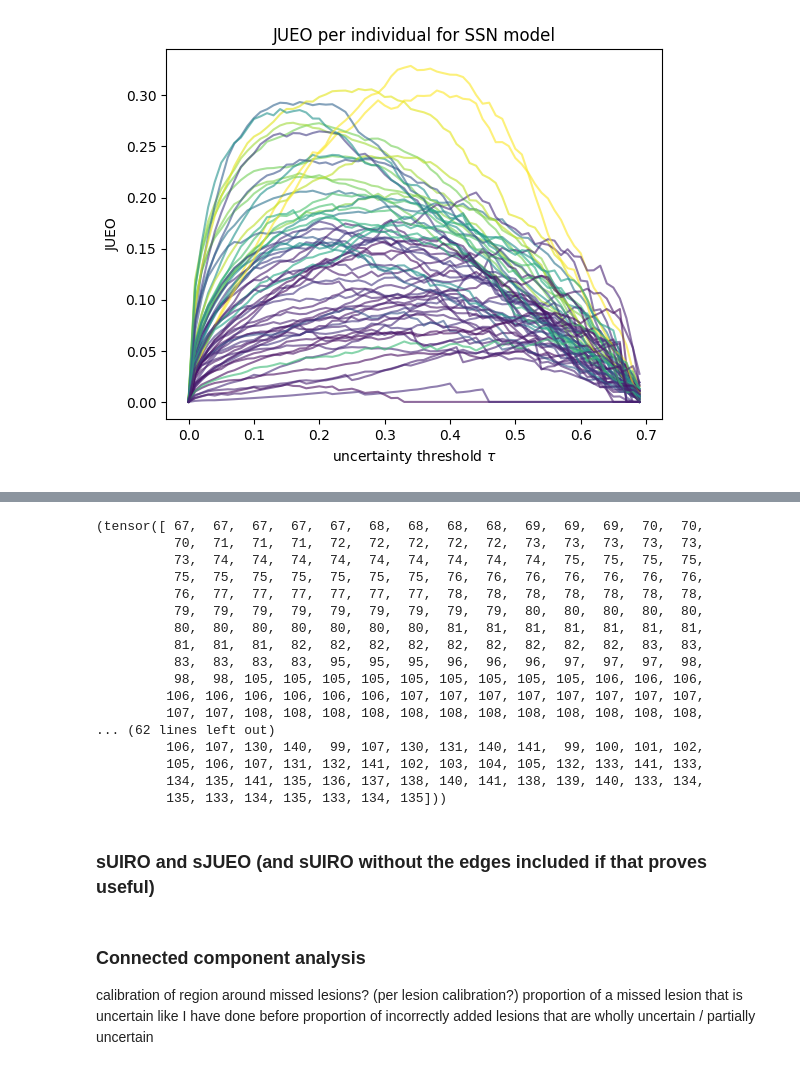
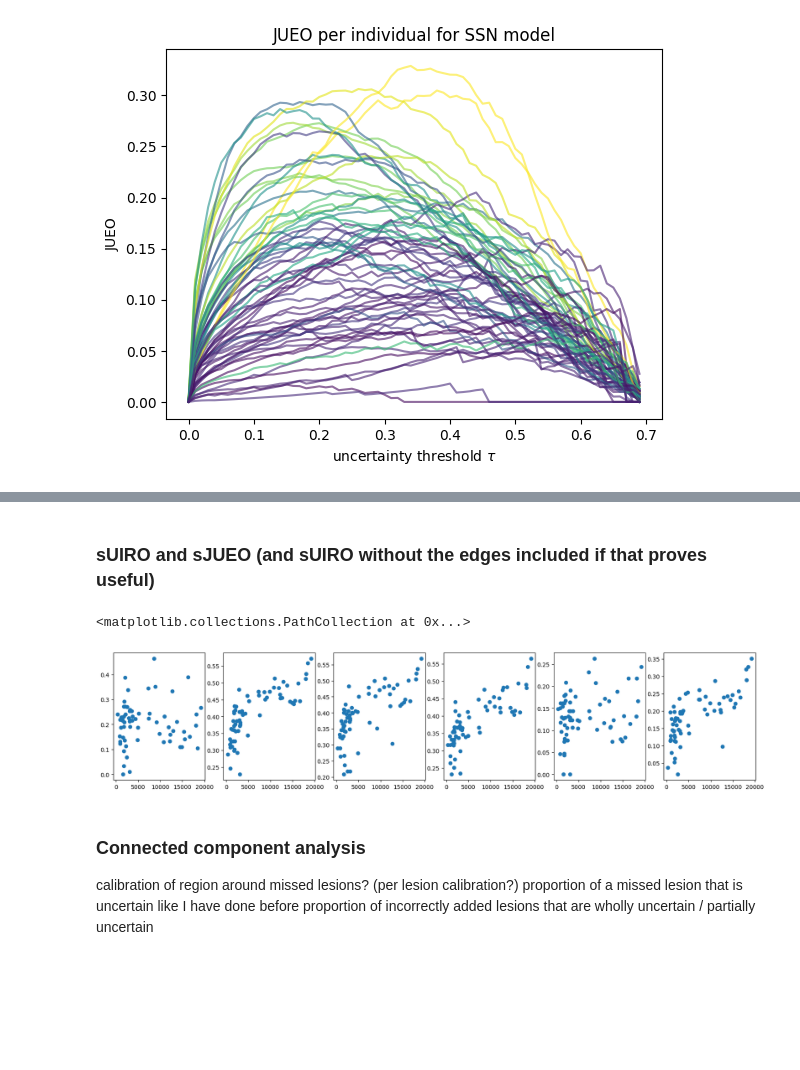
Before and after one commit to BenjaminPhi5/WMH_UQ_assessment, a Jupyter notebook: trustworthai/journal_run/interrater_experiments/Evaluation script.ipynb, the cells around one changed output, grey strips where cells are left out. Cells and saved outputs as stored; diff of their text form; code cells hidden in the pictures; blank space fills up the shorter version.

Commit message:
implemented soft versions of each of the UEO based metrics and plotted them

```diff
--- a/trustworthai/journal_run/interrater_experiments/Evaluation script.ipynb
+++ b/trustworthai/journal_run/interrater_experiments/Evaluation script.ipynb
@@ -826,22 +824,2 @@ for i, curve in enumerate(ed_jueo_curves):
-# %%
-torch.where(oes[islice])
-# %% [output]
-(tensor([ 67,  67,  67,  67,  67,  68,  68,  68,  68,  69,  69,  69,  70,  70,
-          70,  71,  71,  71,  72,  72,  72,  72,  72,  73,  73,  73,  73,  73,
-          73,  74,  74,  74,  74,  74,  74,  74,  74,  74,  75,  75,  75,  75,
-          75,  75,  75,  75,  75,  75,  75,  76,  76,  76,  76,  76,  76,  76,
-          76,  77,  77,  77,  77,  77,  77,  78,  78,  78,  78,  78,  78,  78,
-          79,  79,  79,  79,  79,  79,  79,  79,  79,  80,  80,  80,  80,  80,
-          80,  80,  80,  80,  80,  80,  80,  81,  81,  81,  81,  81,  81,  81,
-          81,  81,  81,  82,  82,  82,  82,  82,  82,  82,  82,  82,  83,  83,
-          83,  83,  83,  83,  95,  95,  95,  96,  96,  96,  97,  97,  97,  98,
-          98,  98, 105, 105, 105, 105, 105, 105, 105, 105, 105, 106, 106, 106,
-         106, 106, 106, 106, 106, 106, 107, 107, 107, 107, 107, 107, 107, 107,
-         107, 107, 108, 108, 108, 108, 108, 108, 108, 108, 108, 108, 108, 108,
-... (62 lines left out)
-         106, 107, 130, 140,  99, 107, 130, 131, 140, 141,  99, 100, 101, 102,
-         105, 106, 107, 131, 132, 141, 102, 103, 104, 105, 132, 133, 141, 133,
-         134, 135, 141, 135, 136, 137, 138, 140, 141, 138, 139, 140, 133, 134,
-         135, 133, 134, 135, 133, 134, 135]))
 # %% [markdown]
 ### sUIRO and sJUEO (and sUIRO without the edges included if that proves useful)
@@ -848,3 +886,45 @@ torch.where(oes[islice])
+# %%
+def soft_ueo_metrics():
+    sUIRO = []
+    sJUEO = []
+    sUEO_r1 = []
+    sUEO_r2 = []
+    s_ed_UIRO = []
+    s_ed_JUEO = []
+    for i in tqdm(range(len(xs3d_test))):
+        m = means[i].argmax(dim=1).cuda()
+        e = ent_maps[i].cuda()
+        y0, y1 = rater0[i].cuda(), rater1[i].cuda()
+
+        sUIRO.append(soft_UIRO(m, e.clone(), y0, y1))
+        sJUEO.append(soft_JUEO(m, e.clone(), y0, y1))
+        s_ed_UIRO.append(soft_edge_deducted_UIRO(m, e.clone(), y0, y1))
+        s_ed_JUEO.append(soft_edge_deducted_JUEO(m, e.clone(), y0, y1))
+
+        sueo1, sueo2 = soft_per_rater_UEO(m, e, y0, y1)
+        sUEO_r1.append(sueo1)
+        sUEO_r2.append(sueo2)
+
+    return sUIRO, sJUEO, sUEO_r1, sUEO_r2, s_ed_UIRO, s_ed_JUEO
+# %%
+sUIRO, sJUEO, sUEO_r1, sUEO_r2, s_ed_UIRO, s_ed_JUEO = soft_ueo_metrics()
+# %%
+plt.figure(figsize=(20, 4))
+plt.subplot(1, 6, 1)
+plt.scatter(mean_gt_vols, sUIRO)
+plt.subplot(1, 6, 2)
+plt.scatter(mean_gt_vols, sJUEO)
+plt.subplot(1, 6, 3)
+plt.scatter(mean_gt_vols, sUEO_r1)
+plt.subplot(1, 6, 4)
+plt.scatter(mean_gt_vols, sUEO_r2)
+plt.subplot(1, 6, 5)
+plt.scatter(mean_gt_vols, s_ed_UIRO)
+plt.subplot(1, 6, 6)
+plt.scatter(mean_gt_vols, s_ed_JUEO)
+# %% [output]
+<matplotlib.collections.PathCollection at 0x...>
+[figure, added]
 # %% [markdown]
 ### Connected component analysis
 
```
Also changed, not shown: parts of 3 cells of this notebook.
